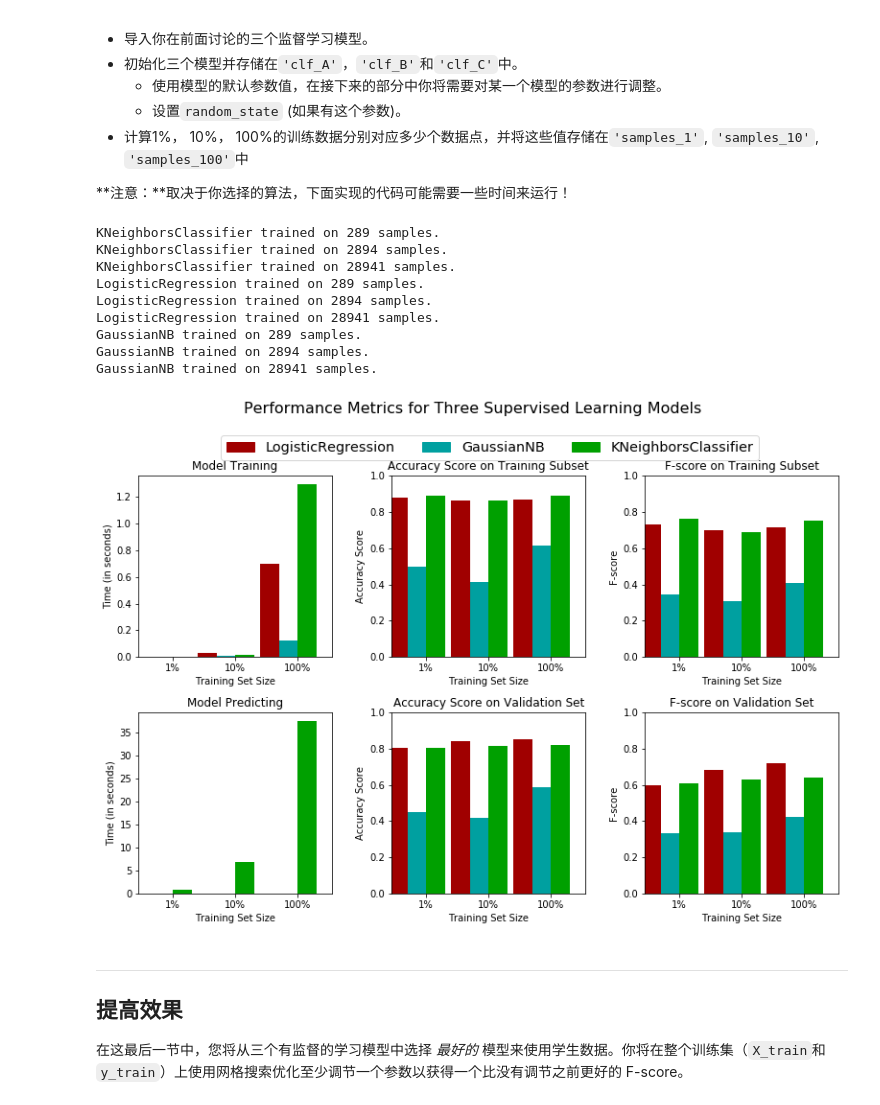
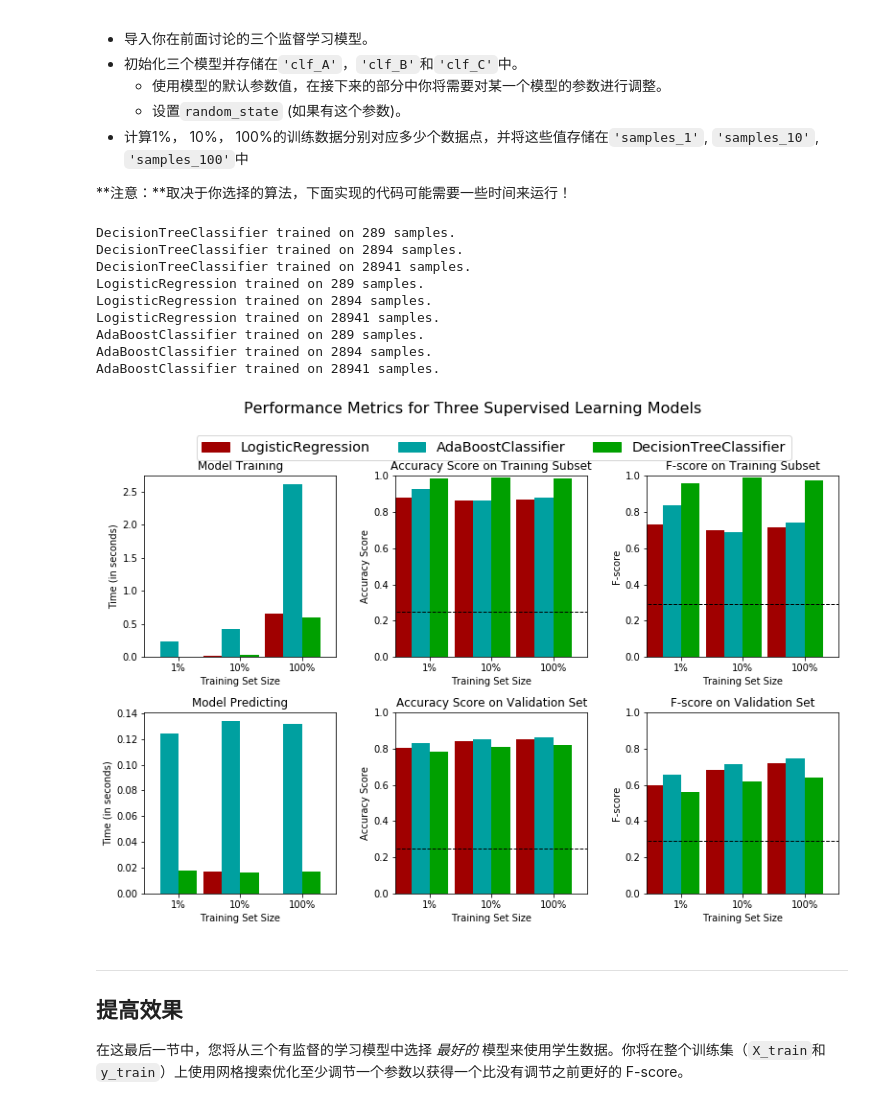
Before and after one commit to jcpwang/finding_donors, a Jupyter notebook: finding_donors.ipynb, the cells around one changed output. Cells and saved outputs as stored; diff of their text form; code cells hidden in the pictures.

```diff
--- a/finding_donors.ipynb
+++ b/finding_donors.ipynb
@@ -204,18 +204,23 @@ $$ F_{\beta} = (1 + \beta^2) \cdot \frac{precision \cdot recall}{\left( \beta^2
 *如果我们选择一个无论什么情况都预测被调查者年收入大于 \$50,000 的模型，那么这个模型在**验证集上**的准确率，查准率，查全率和 F-score是多少？*
 # %%
 #不能使用scikit-learn，你需要根据公式自己实现相关计算。
+TP = float(len(income[income == 1]))
+FP = float(len(income[income == 0]))
+FN = 0
+TOTAL = float(len(income))
 
 #TODO： 计算准确率
-accuracy = None
+accuracy = TP / TOTAL
 
 # TODO： 计算查准率 Precision
-precision = None
+precision = TP / (TP + FP)
 
 # TODO： 计算查全率 Recall
-recall = None
+recall = TP / (TP + FN)
 
 # TODO： 使用上面的公式，设置beta=0.5，计算F-score
-fscore = None
+beta = 0.5
+fscore = (1 + beta**2) * (precision * recall) / ((beta**2 * precision) + recall)
 
 # 打印结果
 print "Naive Predictor on validation data: \n \
@@ -398,42 +410,41 @@ LogisticRegression trained on 28941 samples.
 **注意：**取决于你选择的算法，下面实现的代码可能需要一些时间来运行！
 # %%
 # TODO：从sklearn中导入三个监督学习模型
-from sklearn.neighbors import KNeighborsClassifier
 from sklearn.linear_model import LogisticRegression
-from sklearn.svm import SVC
-from sklearn.naive_bayes import GaussianNB
+from sklearn.ensemble import AdaBoostClassifier
+from sklearn.tree import DecisionTreeClassifier
 
 # TODO：初始化三个模型
-clf_A = KNeighborsClassifier()
+clf_A = DecisionTreeClassifier()
 clf_B = LogisticRegression()
-clf_C = GaussianNB()
+clf_C = AdaBoostClassifier()
 
 # TODO：计算1%， 10%， 100%的训练数据分别对应多少点
 samples_1 = int(len(X_train) * 0.01)
 samples_10 = int(len(X_train) * 0.1)
 samples_100 = len(X_train)
 
 # 收集学习器的结果
 results = {}
 for clf in [clf_A, clf_B, clf_C]:
     clf_name = clf.__class__.__name__
     results[clf_name] = {}
     for i, samples in enumerate([samples_1, samples_10, samples_100]):
         results[clf_name][i] = train_predict(clf, samples, X_train, y_train, X_val, y_val)
 
 # 对选择的三个模型得到的评价结果进行可视化
 vs.evaluate(results, accuracy, fscore)
 # %% [output]
-KNeighborsClassifier trained on 289 samples.
-KNeighborsClassifier trained on 2894 samples.
-KNeighborsClassifier trained on 28941 samples.
+DecisionTreeClassifier trained on 289 samples.
+DecisionTreeClassifier trained on 2894 samples.
+DecisionTreeClassifier trained on 28941 samples.
 LogisticRegression trained on 289 samples.
 LogisticRegression trained on 2894 samples.
 LogisticRegression trained on 28941 samples.
-GaussianNB trained on 289 samples.
-GaussianNB trained on 2894 samples.
-GaussianNB trained on 28941 samples.
+AdaBoostClassifier trained on 289 samples.
+AdaBoostClassifier trained on 2894 samples.
+AdaBoostClassifier trained on 28941 samples.
-[figure, old version]
+[figure, new version]
 # %% [markdown]
 ----
 ## 提高效果
```
Also changed, not shown: parts of 14 cells of this notebook.
